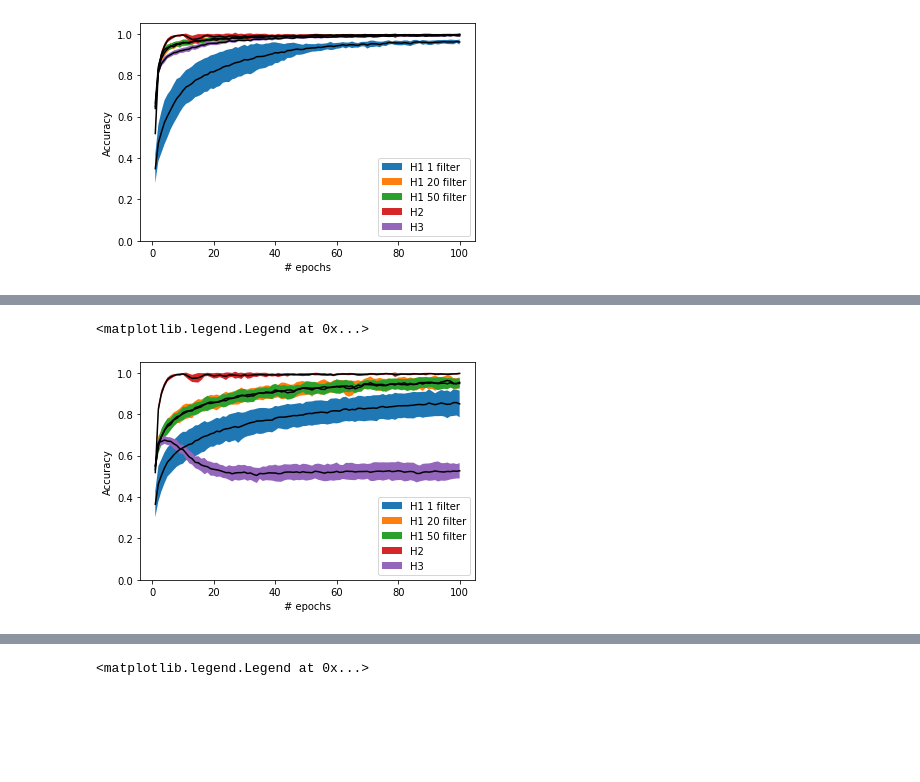
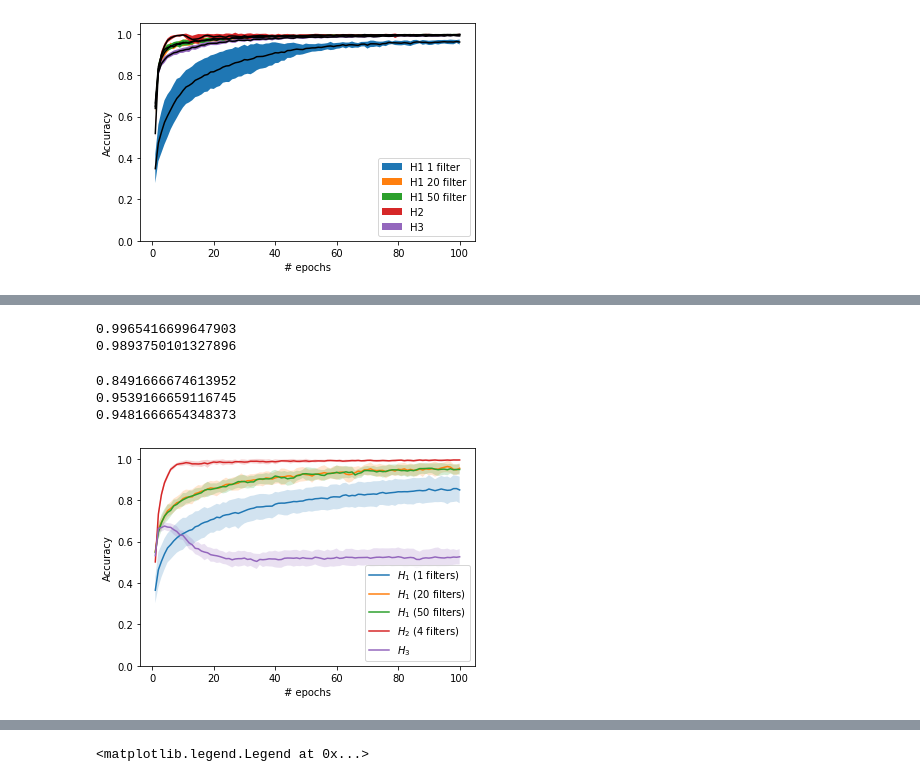
Before and after one commit to vutuanhai237/DynamicQNN, a Jupyter notebook: codes/plt_baseline.ipynb, the cells around one changed output, grey strips where cells are left out. Drawn from its saved outputs; the diff is of its cells as text; code cells hidden in the pictures; blank space fills up the shorter version.

Commit message:
Updated images

```diff
--- a/codes/plt_baseline.ipynb
+++ b/codes/plt_baseline.ipynb
@@ -34,3 +34,24 @@ plt.legend()
 # %% [output]
 <matplotlib.legend.Legend at 0x...>
 [figure]
+# %%
+filters = [1, 20, 50]
+
+for num_filter in filters:
+    accs_h1 = np.asarray(np.loadtxt('exps_mnist/h1_' + str(num_filter) + 'filter/h1history_accuracy.txt'))
+    plt.plot(range(1, 101), np.mean(accs_h1, axis = 0), label = '$H_1$ (' + str(num_filter) +' filters)')
+    plt.fill_between(range(1, 101), np.mean(accs_h1, axis = 0) - np.std(accs_h1, axis = 0), np.mean(accs_h1, axis = 0) + np.std(accs_h1, axis = 0), alpha = 0.2)
+    print(np.mean(accs_h1, axis = 0)[-1])
+accs_h2 = np.asarray(np.loadtxt('exps_mnist/h2_4filter4x4/h2history_accuracy.txt'))
+plt.plot(range(1, 101), np.mean(accs_h2, axis = 0), label = '$H_2$ (4 filters)')
+plt.fill_between(range(1, 101), np.mean(accs_h2, axis = 0) - np.std(accs_h2, axis = 0), np.mean(accs_h2, axis = 0) + np.std(accs_h2, axis = 0), alpha = 0.2)
+
+accs_h3 = np.asarray(np.loadtxt('exps_mnist/h3/h3history_accuracy.txt'))
+plt.plot(range(1, 101), np.mean(accs_h3, axis = 0), label = '$H_3$')
+plt.fill_between(range(1, 101), np.mean(accs_h3, axis = 0) - np.std(accs_h3, axis = 0), np.mean(accs_h3, axis = 0) + np.std(accs_h3, axis = 0), alpha = 0.2)
+
+plt.xlabel('# epochs')
+plt.ylabel('Accuracy')
+plt.ylim(0.0, 1.05)
+plt.legend()
+plt.savefig("compare_h123.svg", format = "svg", dpi = 1000)
@@ -37,23 +63,32 @@ plt.legend()
+# %%
+print(np.mean(accs_h2, axis = 0)[-1])
+print(np.mean(accs_h3, axis = 0)[-1])
+# %% [output]
+0.9965416699647903
+0.9893750101327896
 # %%
 filters = [1, 20, 50]
 
 for num_filter in filters:
     accs_h1 = np.asarray(np.loadtxt('exps_mnist_fashion/h1_' + str(num_filter) + 'filter/h1history_accuracy.txt'))
-    plt.plot(range(1, 101), np.mean(accs_h1, axis = 0), 'k-')
-    plt.fill_between(range(1, 101), np.mean(accs_h1, axis = 0) - np.std(accs_h1, axis = 0), np.mean(accs_h1, axis = 0) + np.std(accs_h1, axis = 0), label = 'H1 ' + str(num_filter) +' filter')
-
-accs_h2 = np.asarray(np.loadtxt('compare_type_quanv/h2_4x4filter_quanv0/h2history_accuracy.txt'))
-plt.plot(range(1, 101), np.mean(accs_h2, axis = 0), 'k-')
-plt.fill_between(range(1, 101), np.mean(accs_h2, axis = 0) - np.std(accs_h2, axis = 0), np.mean(accs_h2, axis = 0) + np.std(accs_h2, axis = 0), label = 'H2')
+    plt.plot(range(1, 101), np.mean(accs_h1, axis = 0), label = '$H_1$ (' + str(num_filter) +' filters)')
+    plt.fill_between(range(1, 101), np.mean(accs_h1, axis = 0) - np.std(accs_h1, axis = 0), np.mean(accs_h1, axis = 0) + np.std(accs_h1, axis = 0), alpha = 0.2)
+    print(np.mean(accs_h1, axis = 0)[-1])
+accs_h2 = np.asarray(np.loadtxt('exps_mnist_fashion/h2_4filter4x4/h2history_accuracy.txt'))
+plt.plot(range(1, 101), np.mean(accs_h2, axis = 0), label = '$H_2$ (4 filters)')
+plt.fill_between(range(1, 101), np.mean(accs_h2, axis = 0) - np.std(accs_h2, axis = 0), np.mean(accs_h2, axis = 0) + np.std(accs_h2, axis = 0), alpha = 0.2)
 
 accs_h3 = np.asarray(np.loadtxt('exps_mnist_fashion/h3/h3history_accuracy.txt'))
-plt.plot(range(1, 101), np.mean(accs_h3, axis = 0), 'k-')
-plt.fill_between(range(1, 101), np.mean(accs_h3, axis = 0) - np.std(accs_h3, axis = 0), np.mean(accs_h3, axis = 0) + np.std(accs_h3, axis = 0), label = 'H3')
+plt.plot(range(1, 101), np.mean(accs_h3, axis = 0), label = '$H_3$')
+plt.fill_between(range(1, 101), np.mean(accs_h3, axis = 0) - np.std(accs_h3, axis = 0), np.mean(accs_h3, axis = 0) + np.std(accs_h3, axis = 0), alpha = 0.2)
 
 plt.xlabel('# epochs')
 plt.ylabel('Accuracy')
 plt.ylim(0.0, 1.05)
 plt.legend()
+plt.savefig("compare_h123b.svg", format = "svg", dpi = 1000)
 # %% [output]
-<matplotlib.legend.Legend at 0x...>
+0.8491666674613952
+0.9539166659116745
+0.9481666654348373
-[figure, old version]
+[figure, new version]
```
Also changed, not shown: parts of 17 cells of this notebook, 30 other files.
